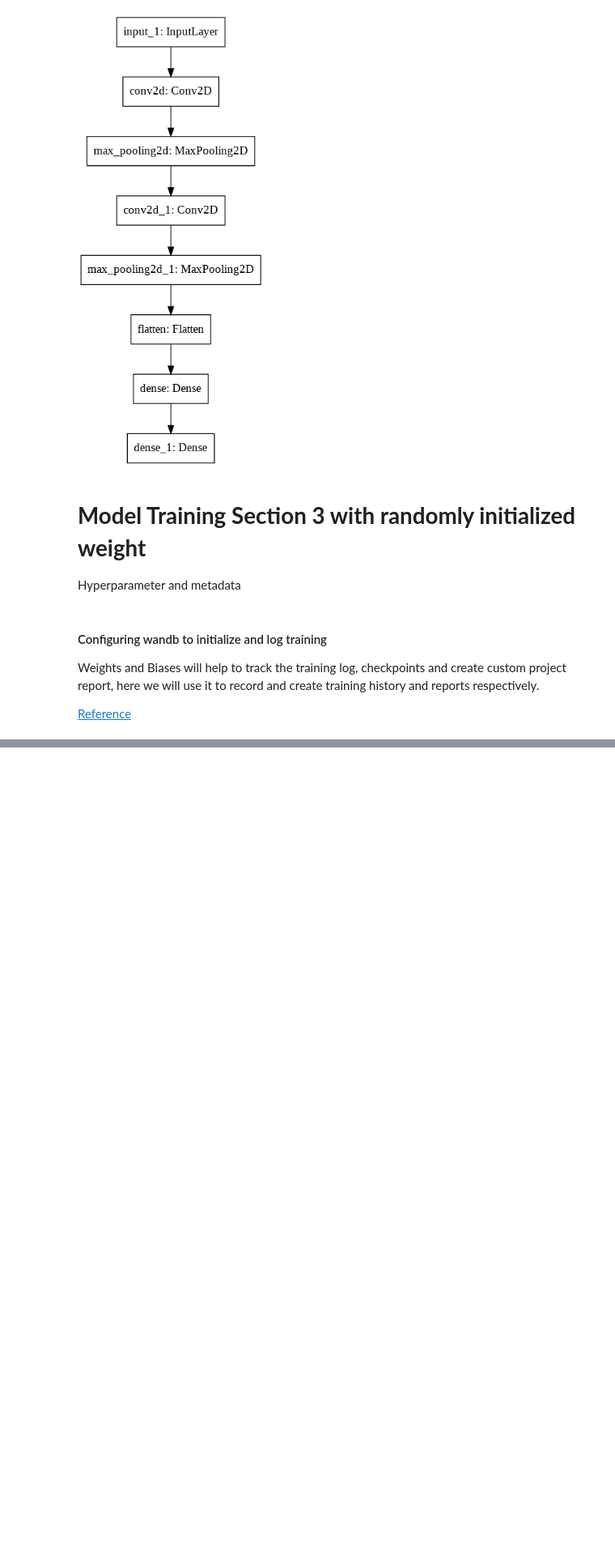
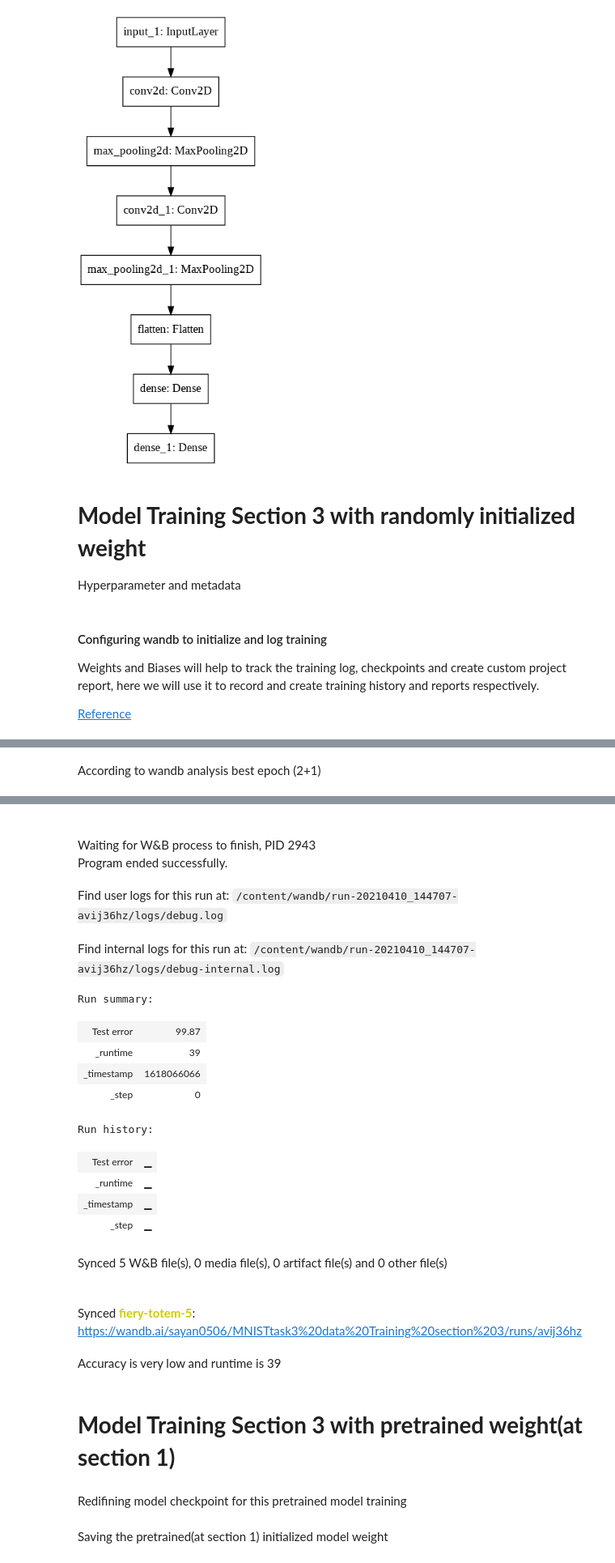
Before and after one commit to sayan0506/Comparative-STudy-of-Effect-of-Transfer-Learning-om-Different-Handwritten-Digit-Datasets-using-WandB, a Jupyter notebook: IIITD_assignment_task_2_test_script.ipynb, the cells around one changed output, grey strips where cells are left out. Shown at 81% size. Cells and saved outputs as stored; diff of their text form; code cells hidden in the pictures; blank space fills up the shorter version.

```diff
--- a/IIITD_assignment_task_2_test_script.ipynb
+++ b/IIITD_assignment_task_2_test_script.ipynb
@@ -2152,0 +2284,17 @@ Run data is saved locally in /content/wandb/run-20210410_131557-2oycva6k
+# %% [markdown]
+According to wandb analysis best epoch (2+1)
+# %%
+# weights file
+weights_task3_rinit = '/content/Task3_training_rint_epoch_20.hdf5'
+
+# load weights
+model_mnist_3.load_weights(weights_task3_rinit)
+
+# based on final validation accuracy we are picking the model
+val_loss, val_acc = model_mnist_3.evaluate(x_test_pro, y_test)
+
+# wandb log analysis
+wandb.log({'Test error': round((1 - val_acc) * 100, 2)})
+
+run.join()
+# %% [output]
@@ -2152,0 +2302,22 @@ Run data is saved locally in /content/wandb/run-20210410_131557-2oycva6k
+Waiting for W&B process to finish, PID 2943
+Program ended successfully.
+Find user logs for this run at: /content/wandb/run-20210410_144707-avij36hz/logs/debug.log
+Find internal logs for this run at: /content/wandb/run-20210410_144707-avij36hz/logs/debug-internal.log
+Run summary:
+| Test error | 99.87 |
+| _runtime | 39 |
+| _timestamp | 1618066066 |
+| _step | 0 |
+Run history:
+| Test error | ▁ |
+| _runtime | ▁ |
+| _timestamp | ▁ |
+| _step | ▁ |
+Synced 5 W&B file(s), 0 media file(s), 0 artifact file(s) and 0 other file(s)
+Synced fiery-totem-5: https://wandb.ai/sayan0506/MNISTtask3%20data%20Training%20section%203/runs/avij36hz
+# %% [markdown]
+Accuracy is very low and runtime is 39
+# %% [markdown]
+# **Model Training Section 3 with pretrained weight(at section 1)**
+# %% [markdown]
+Redifining model checkpoint for this pretrained model training
@@ -2152,0 +2330,2 @@ Run data is saved locally in /content/wandb/run-20210410_131557-2oycva6k
+# %% [markdown]
+Saving the pretrained(at section 1) initialized model weight
```
Also changed, not shown: parts of 23 cells of this notebook.
